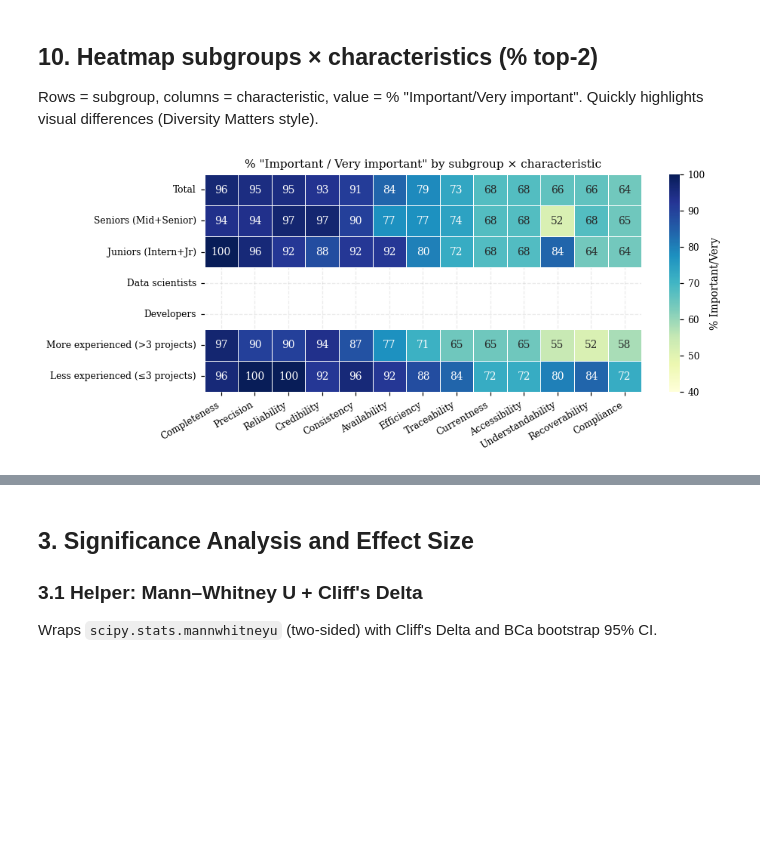
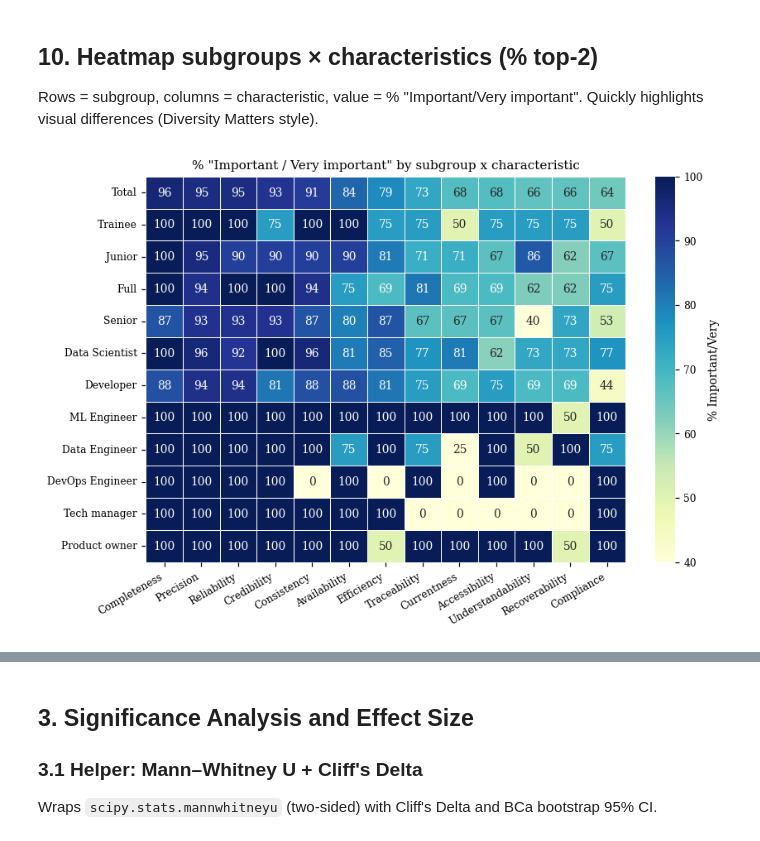
Before and after one commit to reset-ufc/data-quality-requirements-ml-systems, a Jupyter notebook: notebooks/additional_analysis.ipynb, the cells around one changed output, grey strips where cells are left out. Drawn from its saved outputs; the diff is of its cells as text; code cells hidden in the pictures; blank space fills up the shorter version.

Commit message:
working correlations and remove <> 3 projects comparasion

```diff
--- a/notebooks/additional_analysis.ipynb
+++ b/notebooks/additional_analysis.ipynb
@@ -158,38 +158,46 @@ Rows = subgroup, columns = characteristic, value = % "Important/Very important".
 # %%
 def pct_top2(df_sub: pd.DataFrame, col: str) -> float:
     s = df_sub[col].dropna()
     if len(s) == 0:
         return float("nan")
     return (s >= 4).sum() / len(s) * 100
 
-groups = {
-    "Total": df,
-    "Seniors (Mid+Senior)": df[df["seniority_group"] == "senior"],
-    "Juniors (Intern+Jr)": df[df["seniority_group"] == "junior"],
-    "Data scientists": df[df["role_group"] == "data_scientist"],
-    "Developers": df[df["role_group"] == "developer"],
-    "More experienced (>3 projects)": df[df["n_projects"] > 3],
-    "Less experienced (≤3 projects)": df[df["n_projects"] <= 3],
+SENIORITY_DISPLAY = {
+    "Trainee":                "Trainee",
+    "Junior (up to 5 years)": "Junior",
+    "Full (6 to 9 years)":    "Full",
+    "Senior (10+ years)":     "Senior",
 }
+
+seniority_order = ["Trainee", "Junior (up to 5 years)", "Full (6 to 9 years)", "Senior (10+ years)"]
+role_order = [r for r in ["Data Scientist", "Developer", "ML Engineer", "Data Engineer",
+                           "QA Engineer", "DevOps Engineer", "Tech manager", "Product owner"]
+              if (df["role_group"] == r).any()]
+
+groups = {"Total": df}
+for s in seniority_order:
+    if (df["seniority_group"] == s).any():
+        groups[SENIORITY_DISPLAY[s]] = df[df["seniority_group"] == s]
+for r in role_order:
+    groups[r] = df[df["role_group"] == r]
 
 heat = pd.DataFrame(
     {label: [pct_top2(g, f"imp_{c}") for c in U.CHARACTERISTICS_PT.keys()] for label, g in groups.items()},
     index=[U.CHARACTERISTICS_PT[c] for c in U.CHARACTERISTICS_PT.keys()],
 ).T
-# Sort columns by total %
 heat = heat[heat.loc["Total"].sort_values(ascending=False).index]
 
-fig, ax = plt.subplots(figsize=(8.5, 3.4))
+fig, ax = plt.subplots(figsize=(8.5, 5.5))
 sns.heatmap(heat, annot=True, fmt=".0f", cmap="YlGnBu", cbar_kws={"label": "% Important/Very"},
             linewidths=0.4, linecolor="white", ax=ax, vmin=40, vmax=100)
 ax.set_xlabel("")
 ax.set_ylabel("")
-ax.set_title("% \"Important / Very important\" by subgroup × characteristic")
+ax.set_title('% "Important / Very important" by subgroup x characteristic')
 plt.setp(ax.get_xticklabels(), rotation=30, ha="right")
 U.save_fig(fig, "heatmap_importance_subgroups")
 plt.show()
 # %% [output]
-[figure, old version]
+[figure, new version]
 # %%
 import matplotlib.pyplot as plt
 import seaborn as sns
```
Also changed, not shown: parts of 20 cells of this notebook.
